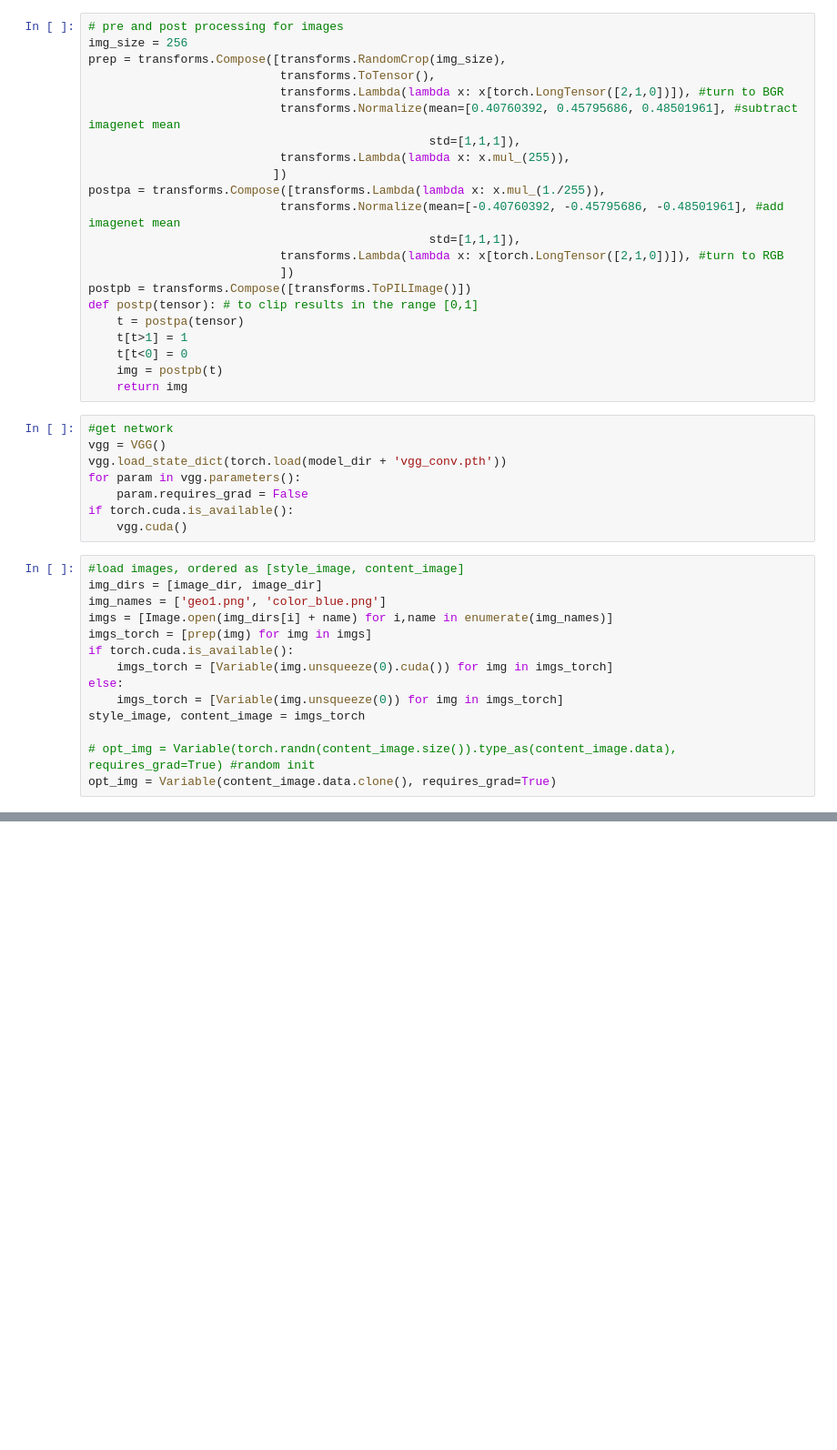
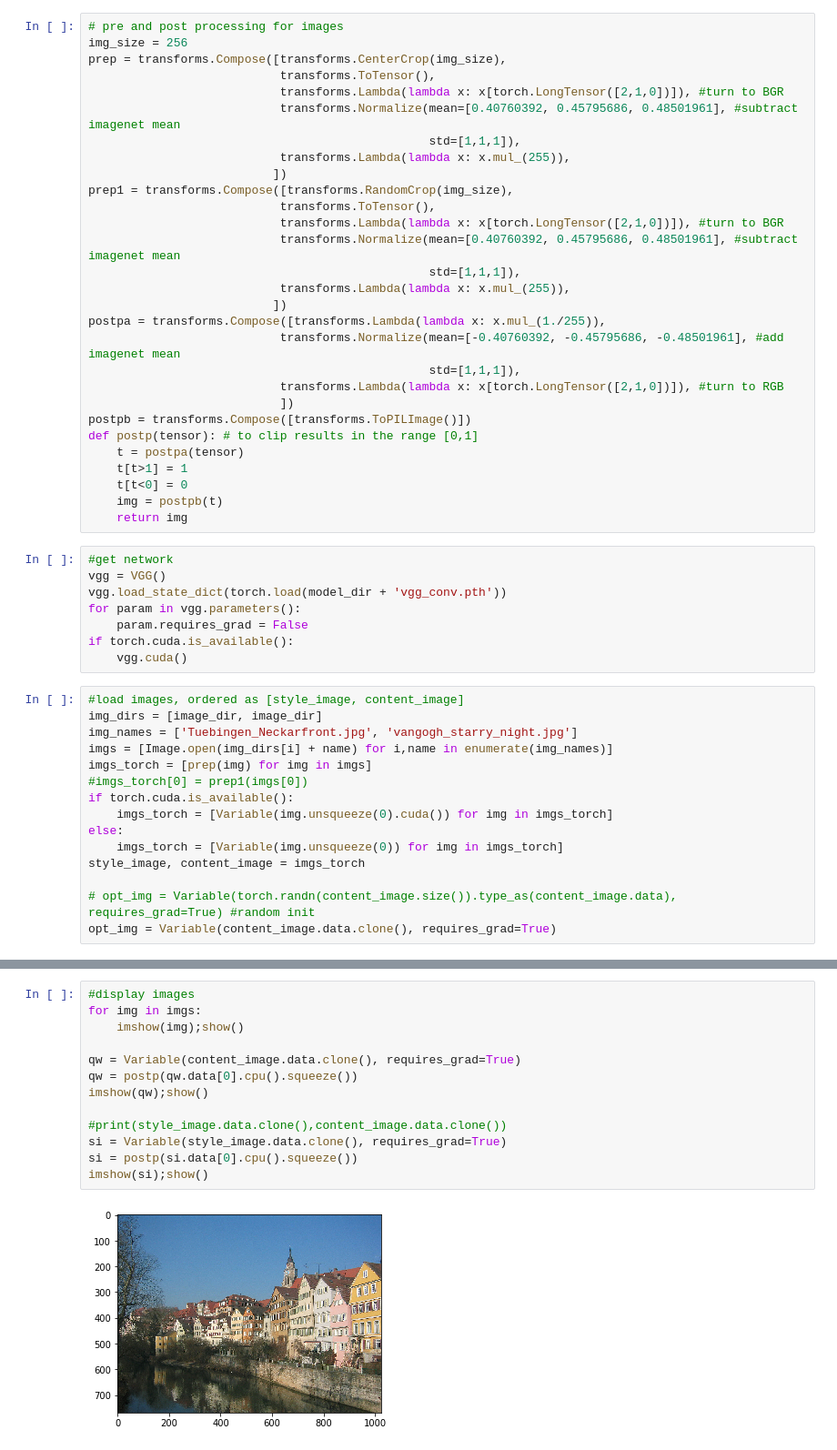
Before and after one commit to Maitreyapatel/Style-Transfere-using-GAN, a Jupyter notebook: gan.ipynb, the cells around one changed output, grey strips where cells are left out. Shown at 91% size. Cells and saved outputs as stored; diff of their text form; blank space fills up the shorter version.

```diff
--- a/gan.ipynb
+++ b/gan.ipynb
@@ -96,7 +96,14 @@ class GramMSELoss(nn.Module):
 # %%
 # pre and post processing for images
 img_size = 256
-prep = transforms.Compose([transforms.RandomCrop(img_size),
+prep = transforms.Compose([transforms.CenterCrop(img_size),
+                           transforms.ToTensor(),
+                           transforms.Lambda(lambda x: x[torch.LongTensor([2,1,0])]), #turn to BGR
+                           transforms.Normalize(mean=[0.40760392, 0.45795686, 0.48501961], #subtract imagenet mean
+                                                std=[1,1,1]),
+                           transforms.Lambda(lambda x: x.mul_(255)),
+                          ])
+prep1 = transforms.Compose([transforms.RandomCrop(img_size),
                            transforms.ToTensor(),
                            transforms.Lambda(lambda x: x[torch.LongTensor([2,1,0])]), #turn to BGR
                            transforms.Normalize(mean=[0.40760392, 0.45795686, 0.48501961], #subtract imagenet mean
@@ -126,9 +133,10 @@ if torch.cuda.is_available():
 # %%
 #load images, ordered as [style_image, content_image]
 img_dirs = [image_dir, image_dir]
-img_names = ['geo1.png', 'color_blue.png']
+img_names = ['Tuebingen_Neckarfront.jpg', 'vangogh_starry_night.jpg']
 imgs = [Image.open(img_dirs[i] + name) for i,name in enumerate(img_names)]
 imgs_torch = [prep(img) for img in imgs]
+#imgs_torch[0] = prep1(imgs[0])
 if torch.cuda.is_available():
     imgs_torch = [Variable(img.unsqueeze(0).cuda()) for img in imgs_torch]
 else:
@@ -146,0 +148,15 @@ for img in imgs:
+# %%
+#display images
+for img in imgs:
+    imshow(img);show()
+
+qw = Variable(content_image.data.clone(), requires_grad=True)
+qw = postp(qw.data[0].cpu().squeeze())
+imshow(qw);show()
+
+#print(style_image.data.clone(),content_image.data.clone())
+si = Variable(style_image.data.clone(), requires_grad=True)
+si = postp(si.data[0].cpu().squeeze())
+imshow(si);show()
+# %% [output]
+[figure, added]
```
Also changed, not shown: parts of 11 cells of this notebook.
